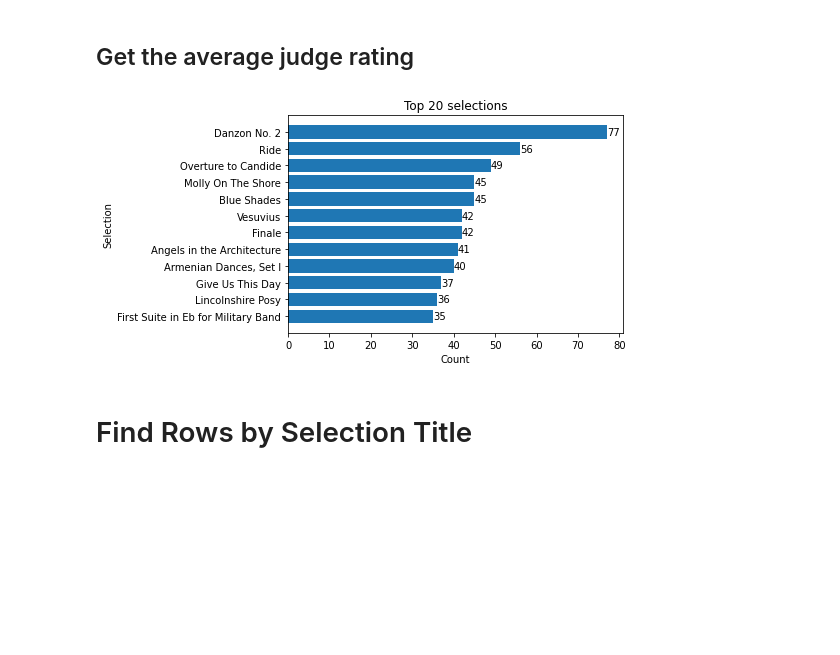
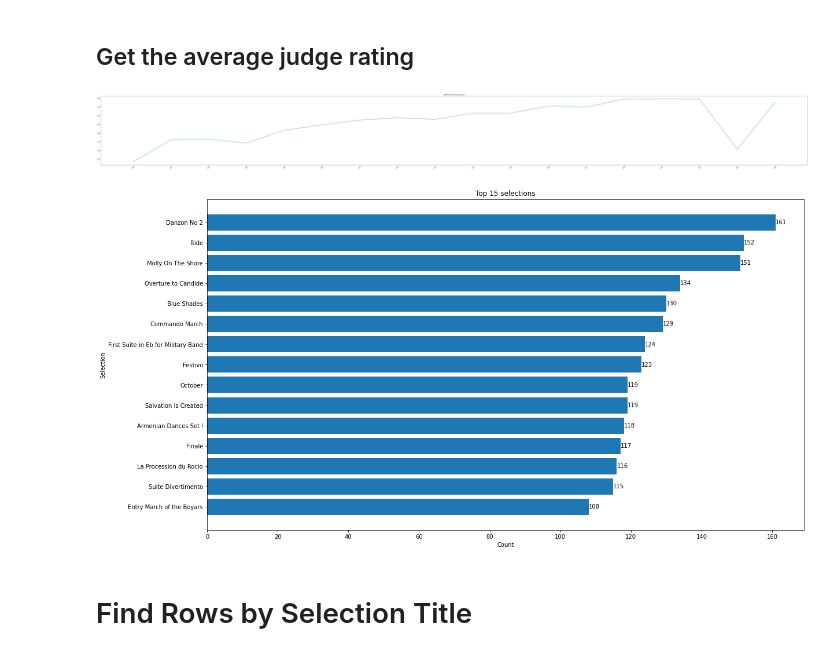
Before and after one commit to macdkw89/uil_results, a Jupyter notebook: data.ipynb, the cells around one changed output. Drawn from its saved outputs; the diff is of its cells as text; code cells hidden in the pictures; blank space fills up the shorter version.

Commit message:
fixed plot sizes

```diff
--- a/data.ipynb
+++ b/data.ipynb
@@ -43,24 +40,22 @@ for i in judging_columns:
 # %%
+# Trim whitespace, double spaces, commas, and periods from selections
 selection_columns = ['Selection 1', 'Selection 2', 'Selection 3']
 
-# trim whitespace from selections
 for i in selection_columns:
     df[i] = df[i].str.strip()
+    df[i] = df[i].str.replace('  ', ' ', regex=False)
+    df[i] = df[i].str.replace(',', '', regex=False)
+    df[i] = df[i].str.replace('.', '', regex=False)
 
 # Trim whitespace from classification column
 df['Classification'] = df['Classification'].str.strip()
-
-# Eliminate double spaces from selections
-for i in selection_columns:
-    df[i] = df[i].str.replace('  ', ' ')
 # %% [markdown]
 ## Get the average judge rating
-# %%
-# set judging data to integer
-for i in judging_columns:
-    df[i] = df[i].astype(int)
 # %%
 # Average together Stage Judge 1, 2, and 3 into a new column
+for i in judging_columns:
+    df[i] = df[i].astype(float)
+
 df['Stage Average'] = (df['Stage Judge 1'] + df['Stage Judge 2'] + df['Stage Judge 3']) / 3
 # %%
 def top_n_grabber(n, df):
@@ -118,6 +110,7 @@ df_1a = df[df['Conference'] == 'A']
 df_1a_varsity = df[(df['Classification'] == 'Varsity') & (df['Conference'] == 'A')]
 df_1a_nonvarsity = df[(df['Classification'] == 'Non-Varsity') & (df['Conference'] == 'A')]
 df_1a_subnonvarsity = df[(df['Classification'].str.contains('Sub Non')) & (df['Conference'] == 'A')]
+df_5a_6a_varsity = df[(df['Classification'] == 'Varsity') & ((df['Conference'] == 'AAAAAA') | (df['Conference'] == 'AAAAA'))]
 df_2005 = df[df['Year'] == 2005]
 df_2006 = df[df['Year'] == 2006]
 df_2007 = df[df['Year'] == 2007]
@@ -139,26 +132,35 @@ df_2022 = df[df['Year'] == 2022]
 
 df_year_list = [df_2005, df_2006, df_2007, df_2008, df_2009, df_2010, df_2011, df_2012, df_2013, df_2014, df_2015, df_2016, df_2017, df_2018, df_2019, df_2020, df_2021, df_2022]
 year_list = [2005, 2006, 2007, 2008, 2009, 2010, 2011, 2012, 2013, 2014, 2015, 2016, 2017, 2018, 2019, 2020, 2021, 2022]
+# %%
+# Plot a line graph of the number of rows in each year
+plt.xticks(year_list)
+plt.xticks(rotation=45)
+plt.title('Number of entries per year')
+plt.plot(year_list, [len(df_2005), len(df_2006), len(df_2007), len(df_2008), len(df_2009), len(df_2010), len(df_2011), len(df_2012), len(df_2013), len(df_2014), len(df_2015), len(df_2016), len(df_2017), len(df_2018), len(df_2019), len(df_2020), len(df_2021), len(df_2022)])
+plt.show()
+# %% [output]
+[figure, added]
 # %%
 #plot top n selections
-def plotter(n, df):
+def plotter(n=20, df=df):
     fig, ax = plt.subplots()
     bars = ax.barh(top_n_grabber(n, df)[0], top_n_grabber(n, df)[1])
     ax.set_title(f'Top {n} selections')
     ax.set_xlabel('Count')
     ax.set_ylabel('Selection')
     for bars in ax.containers:
         ax.bar_label(bars)
     # invert the y-axis
     ax.invert_yaxis()
-    # increase size of plot
-    #plt.rcParams['figure.figsize'] = (10, 10)
+   # reset size of the plot
+    fig.set_size_inches(18.5, 10.5)
 
     plt.show()
 
-plotter(12, df_6a_varsity)
+plotter(15, df_5a_6a_varsity)
 # %% [output]
-[figure, old version]
+[figure, new version]
 # %% [markdown]
 # Find Rows by Selection Title
 # %%
```
Also changed, not shown: parts of 8 cells of this notebook, 1 other file.
